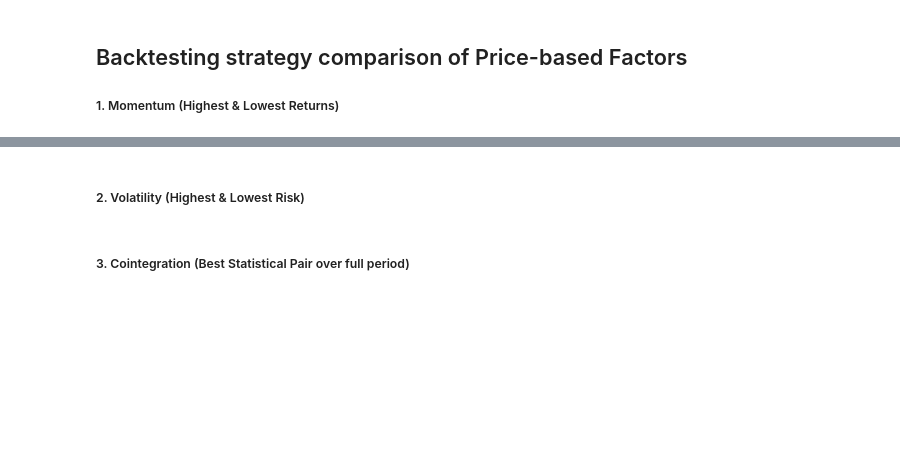
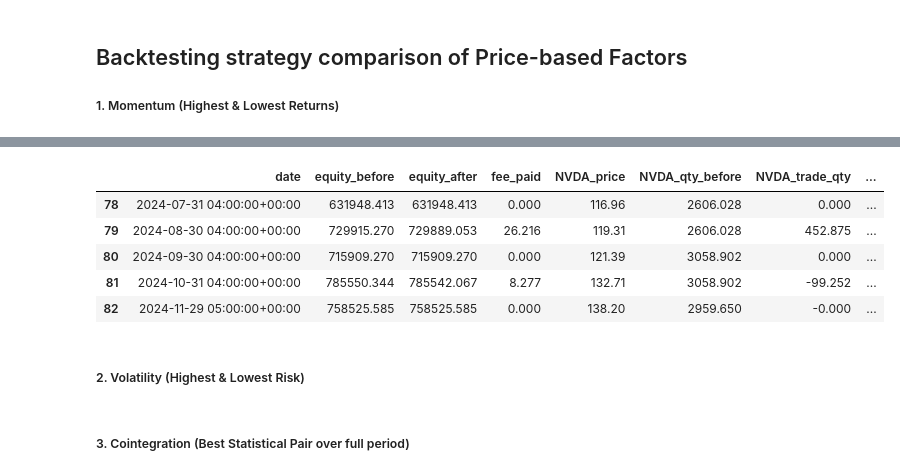
Before and after one commit to TradeInsight-Info/TiPortfolio, a Jupyter notebook: notebooks/cointegration_pairs.ipynb, the cells around one changed output, grey strips where cells are left out. Saved outputs shown, nothing was run; the diff lists cells and outputs as text; code cells hidden in the pictures; blank space fills up the shorter version.

Commit message:
Cointegration: Fixed Momentum backtesting function

```diff
--- a/notebooks/cointegration_pairs.ipynb
+++ b/notebooks/cointegration_pairs.ipynb
@@ -581,0 +524,38 @@ Number of Trade Events: 0
+# %%
+# Perform backtesting (monthly portfolio rebalancing)
+print(f"Testing Static Pair: Long {mom_long_symbol} / Short {mom_short_symbol}")
+
+static_pair_symbols = [mom_long_symbol, mom_short_symbol, CASH]
+filtered_prices_data = {
+        sym: df for sym, df in all_data.items() if sym in static_pair_symbols
+    }
+
+strategy_static = DollarNeutral(
+    long_weights={mom_long_symbol: 1.0},
+    short_weights={mom_short_symbol: 1.0},
+    cash_symbol=CASH,
+    book_size=0.5,
+    tolerance=0.05
+)
+
+# Use month_end to rebalance the weights back to 50/50 every month
+engine_static = ScheduleBasedEngine(
+    allocation=strategy_static,
+    rebalance=Schedule('month_end'),
+    initial_value=INITIAL_VALUE,
+    fee_per_share=FEE
+)
+
+try:
+    result_static = engine_static.run(
+        symbols=static_pair_symbols,
+        start=START,
+        end=END,
+        prices_df=filtered_prices_data
+    )
+
+    print("="*60)
+    print(result_static.summary())
+
+except Exception as e:
+    print(f"❌ Backtest failed: {e}")
@@ -582,3 +577,15 @@ Number of Trade Events: 0
+# %%
+fig = result_static.plot_portfolio()
+fig.show()
+static_trades_df = rebalance_decisions_table(result_static)
+display(static_trades_df.tail(5))
+# %% [output]
+|  | date | equity_before | equity_after | fee_paid | NVDA_price | NVDA_qty_before | NVDA_trade_qty | ... |
+| 78 | 2024-07-31 04:00:00+00:00 | 631948.413 | 631948.413 | 0.000 | 116.96 | 2606.028 | 0.000 | ... |
+| 79 | 2024-08-30 04:00:00+00:00 | 729915.270 | 729889.053 | 26.216 | 119.31 | 2606.028 | 452.875 | ... |
+| 80 | 2024-09-30 04:00:00+00:00 | 715909.270 | 715909.270 | 0.000 | 121.39 | 3058.902 | 0.000 | ... |
+| 81 | 2024-10-31 04:00:00+00:00 | 785550.344 | 785542.067 | 8.277 | 132.71 | 3058.902 | -99.252 | ... |
+| 82 | 2024-11-29 05:00:00+00:00 | 758525.585 | 758525.585 | 0.000 | 138.20 | 2959.650 | -0.000 | ... |
 # %% [markdown]
 ##### 2. Volatility (Highest & Lowest Risk)
 # %% [markdown]
```
Also changed, not shown: parts of 9 cells of this notebook.
